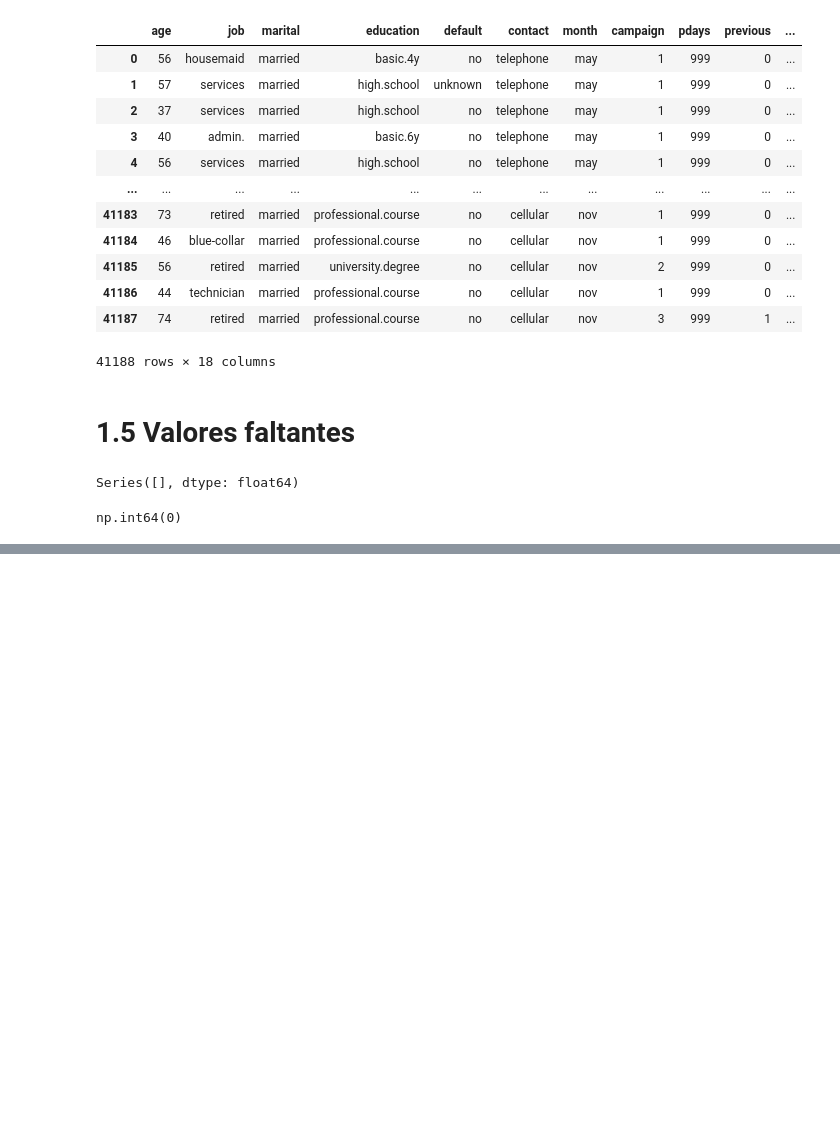
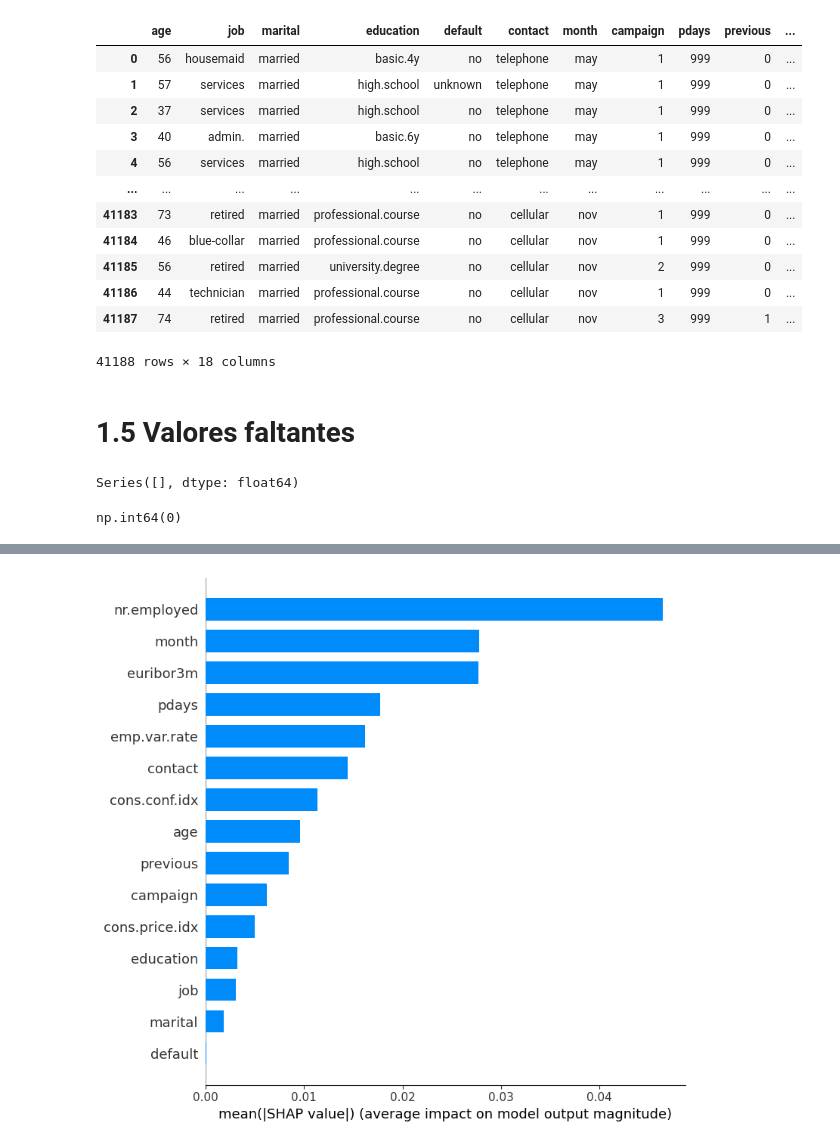
Before and after one commit to 4GeeksAcademy/carlos060495-intro-ml, a Jupyter notebook: src/01-logistic-regression.ipynb, the cells around one changed output, grey strips where cells are left out. Drawn from its saved outputs; the diff is of its cells as text; code cells hidden in the pictures; blank space fills up the shorter version.

```diff
--- a/src/01-logistic-regression.ipynb
+++ b/src/01-logistic-regression.ipynb
@@ -178,0 +307,2 @@ msno.matrix(df)
+# %%
+X_train, X_test, y_train, y_test = train_test_split(X, y, test_size=0.2, random_state=42)
@@ -178,0 +414,14 @@ msno.matrix(df)
+# %%
+# Crear el imputador
+imputer = MissForest(categorical=['job', 'marital', 'education', 'default', 'contact', 'month'])
+
+# Aplicar la imputación
+X_train_imp = pd.DataFrame(
+    imputer.fit_transform(X_train_encoded),
+    columns=X_train_encoded.columns,
+    index=X_train_encoded.index
+)
+
+# Validación rápida
+print("Nulos después de imputar:", X_train_imp.isnull().sum().sum())  # debería ser 0
+print(X_train_imp.dtypes)  # todas las columnas deben ser numéricas
@@ -178,0 +539,6 @@ msno.matrix(df)
+# %%
+# Para esta técnica y la de shap se necesita conjunto de validación
+X_train1, X_val, y_train1, y_val = train_test_split(X_train_imp, y_train, test_size=0.2, random_state=42)
+
+# Ajustamos el modelo
+model_xgb = XGBRegressor(objective='reg:squarederror', random_state=42).fit(X_train1, y_train1)
@@ -178,0 +570,6 @@ msno.matrix(df)
+# %%
+# Ajustamos el modelo
+model_lgbm = lgb.LGBMRegressor(random_state=42, n_jobs=-1).fit(X_train1, y_train1)
+
+explainer = shap.Explainer(model_lgbm, X_val)   # usa el mismo X_val
+shap_vals = explainer(X_val).values
@@ -178,0 +598,4 @@ msno.matrix(df)
+# %%
+shap.summary_plot(shap_vals, X_val, plot_type="bar")
+# %% [output]
+[figure, added]
```
Also changed, not shown: parts of 47 cells of this notebook, 2 other files.
